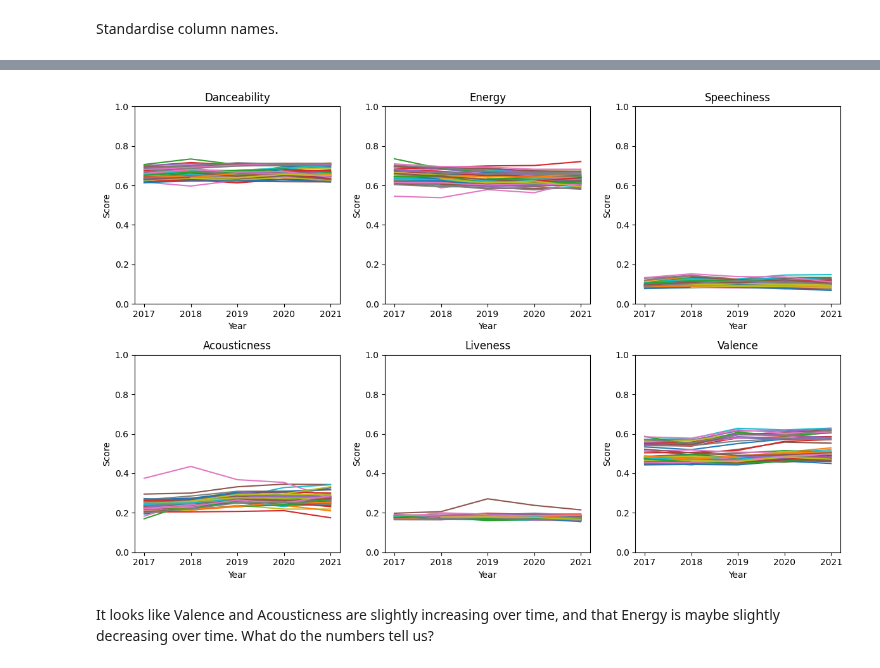
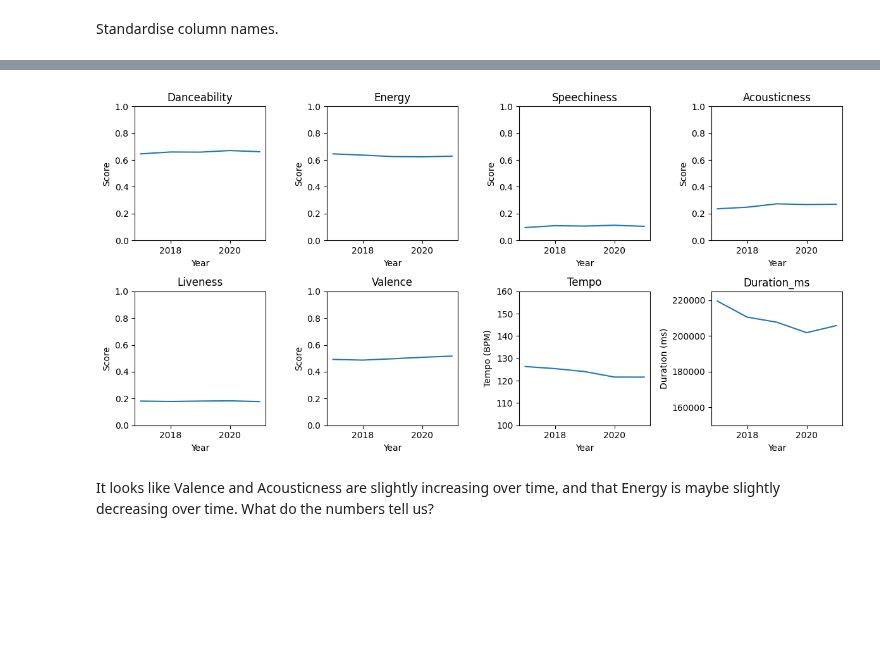
Before and after one commit to Joseph-Willem-Ricci/5450-final-project, a Jupyter notebook: CIS5450_Project.ipynb, the cells around one changed output, grey strips where cells are left out. Drawn from its saved outputs; the diff is of its cells as text; code cells hidden in the pictures; blank space fills up the shorter version.

```diff
--- a/CIS5450_Project.ipynb
+++ b/CIS5450_Project.ipynb
@@ -448,7 +359,7 @@ print(([col for col in df_song_features_12.columns.sort_values()]))
 # %% [markdown]
 Now lets concatenate all of these features dataframes into one and do an inner join with `feature_matches`, the songs with features that are in `df_charts` to get the final, combined features dataset
 # %%
-df_features = pd.concat([df_song_features_1, df_song_features_2, df_song_features_3, df_song_features_4, df_song_features_5, df_song_features_6, df_song_features_7, df_song_features_8, df_song_features_9, df_song_features_10, df_song_features_11, df_song_features_12], axis=0, ignore_index=True)
+df_features = pd.concat(all_features_dfs, axis=0, ignore_index=True)
 df_features = df_features.dropna()
 df_features_artist_format_1 = pd.merge(df_features, feature_matches, left_on=['title', 'artist'], right_on=['title', 'artist_y'], how='inner', suffixes=("", "_x"))  # 'artist' in the format of df_charts
 df_features_artist_format_2 = pd.merge(df_features, feature_matches, on=['title', 'artist'], how='inner')  # 'artist' in the format of features dfs
@@ -853,9 +740,17 @@ for col in cols:
   df_top200_features[col] = df_top200_features[col].apply(lambda x: float(x) / 100 if float(x) > 1 else float(x))
   df_viral50_features[col] = df_viral50_features[col].apply(lambda x: float(x) / 100 if float(x) > 1 else float(x))
 
+# convert any "bpm"s in the tempo columns
+df_top200_features['tempo'] = df_top200_features['tempo'].str.replace('bpm', '').astype(float)
+df_viral50_features['tempo'] = df_viral50_features['tempo'].str.replace('bpm', '').astype(float)
+
 # convert format of duration columns in seconds to ms
 df_top200_features['duration_ms'] = df_top200_features['duration_ms'].apply(lambda x: int(x) * 1000 if int(x) < 10000 else int(x))
 df_viral50_features['duration_ms'] = df_viral50_features['duration_ms'].apply(lambda x: int(x) * 1000 if int(x) < 10000 else int(x))
+
+# drop duplicates
+df_top200_features.drop_duplicates(inplace=True)
+df_viral50_features.drop_duplicates(inplace=True)
 # %% [markdown]
 # Genius Lyrics Dataset Creation and EDA
 # %% [markdown]
@@ -1057,6 +944,0 @@ sensitive_words =sensitive_words.values.tolist()
-# %%
-"""
-sensitive_words = ['list of sensitive words']
-words_ser = pd.Series(sensitive_words)
-words_ser.to_csv("sensitive_words.csv")
-"""
@@ -1404,6 +1254,6 @@ Before modeling and making predictions about what features contribute to a song'
 -
 # %%
 # Lets get the average audio feature in every country in every year
-top200_average_features = df_top200_features[['region', 'Year', 'danceability', 'energy', 'speechiness', 'acousticness', 'liveness', 'valence', 'tempo', 'duration_ms']].groupby(by=['region', 'Year'], as_index=False).mean().round(3)
-top200_average_features
+top200_average_features = df_top200_features[['Year', 'danceability', 'energy', 'speechiness', 'acousticness', 'liveness', 'valence', 'tempo', 'duration_ms']].groupby(by=['Year'], as_index=False).mean().round(3)
+top200_average_features.head()  # TODO: fix this. tempo not projecting from top200_features to average_features. Don't know why.
 # %% [output]
@@ -1423,23 +1266,28 @@ top200_average_features
 # %%
-import matplotlib.pyplot as plt
-
 # define the size of each subplot
-fig, axes = plt.subplots(nrows=2, ncols=3, figsize=(12, 8))
+fig, axes = plt.subplots(nrows=2, ncols=4, figsize=(12, 6))
 
 # iterate through each feature and plot it in a subplot
-for i, feature in enumerate(['danceability', 'energy', 'speechiness', 'acousticness', 'liveness', 'valence']):
-    ax = axes[i//3, i%3]
-    for region, group in top200_average_features.groupby('region'):
-        group.plot(x='Year', y=feature, ax=ax, label=region)
+for i, feature in enumerate(['danceability', 'energy', 'speechiness', 'acousticness', 'liveness', 'valence', 'tempo', 'duration_ms']):
+    ax = axes[i//4, i%4]
+    top200_average_features.plot(x='Year', y=feature, ax=ax)
+    ax.set_title(feature.capitalize())
+    ax.set_xlabel('Year')
+    ax.set_ylabel('Score')
+    ax.legend().remove()
+
+    if feature in ['danceability', 'energy', 'speechiness', 'acousticness', 'liveness', 'valence']:
         ax.set_ylim(0, 1)
-        ax.set_title(feature.capitalize())
-        ax.set_xlabel('Year')
-        ax.set_ylabel('Score')
-    ax.legend().remove()
+    elif feature == 'tempo':
+        ax.set_ylim(100, 160)
+        ax.set_ylabel('Tempo (BPM)')
+    elif feature == 'duration_ms':
+        ax.set_ylim(150000, 225000)
+        ax.set_ylabel('Duration (ms)')
 
 plt.tight_layout()
 plt.show()
 # %% [output]
-[figure, old version]
+[figure, new version]
 # %% [markdown]
 It looks like Valence and Acousticness are slightly increasing over time, and that Energy is maybe slightly decreasing over time. What do the numbers tell us?
```
Also changed, not shown: parts of 74 cells of this notebook.
